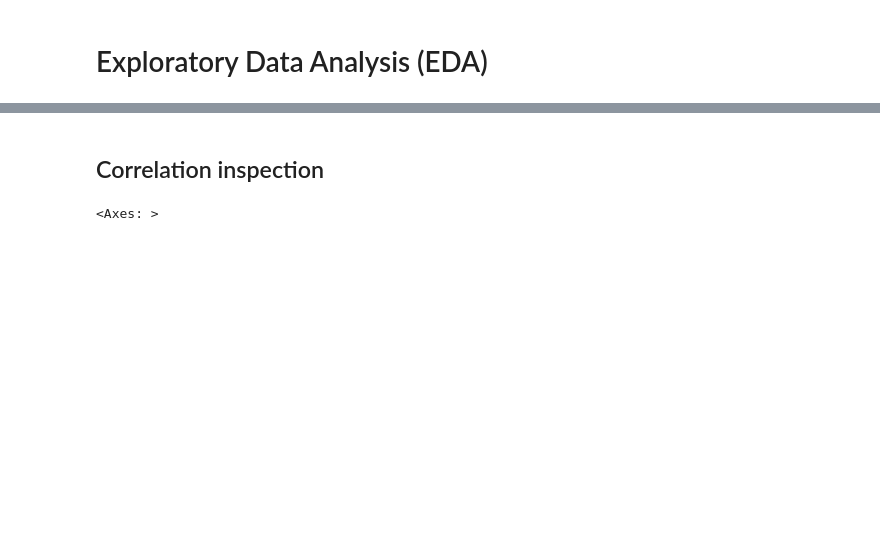
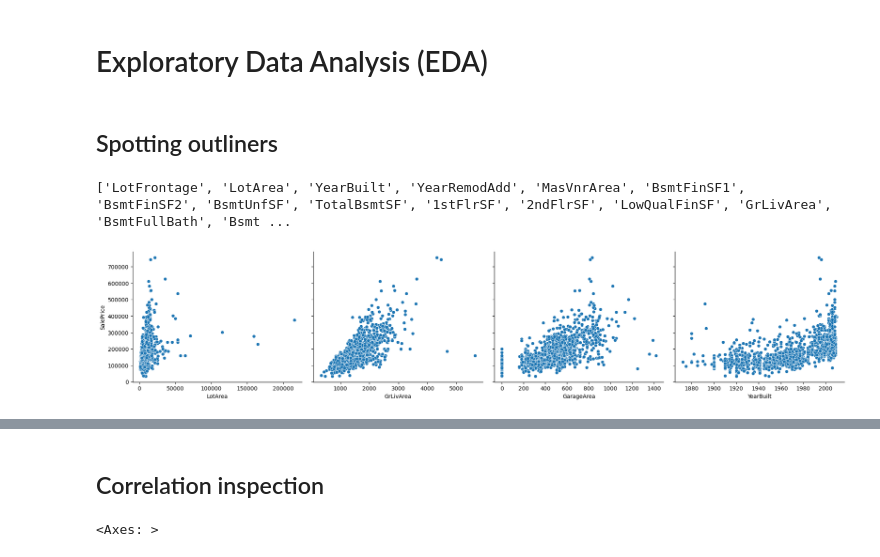
Before and after one commit to javrudsky/machine_learning, a Jupyter notebook: kaggle/housing/housing_v1.ipynb, the cells around one changed output, grey strips where cells are left out. Cells and saved outputs as stored; diff of their text form; code cells hidden in the pictures; blank space fills up the shorter version.

```diff
--- a/kaggle/housing/housing_v1.ipynb
+++ b/kaggle/housing/housing_v1.ipynb
@@ -640 +780,28 @@ Test dataset shape: (292, 195)
 # Exploratory Data Analysis (EDA)
+# %% [markdown]
+## Spotting outliners
+# %%
+# Trying to spot Outliners
+
+# Getting numeric cols
+num_cols, _, _ = extract_categorical_columns(df_data, k=g_max_ohe_cardinality)
+num_cols = [col for col in num_cols if col not in g_ord_cols]
+
+to_remove = ["Id", "SalePrice", "MSSubClass", "MoSold", "YrSold", "MiscVal"]
+for col in to_remove:
+    if col in num_cols:
+        num_cols.remove(col)
+
+print(num_cols)
+df_data[num_cols].describe()
+
+
+#sns.pairplot(df_data[key_num], diag_kind='kde')
+
+
+key_num = ["LotArea", "GrLivArea", "GarageArea", "YearBuilt"]
+
+show_pair_grid(df_ready, key_num)
+# %% [output]
+['LotFrontage', 'LotArea', 'YearBuilt', 'YearRemodAdd', 'MasVnrArea', 'BsmtFinSF1', 'BsmtFinSF2', 'BsmtUnfSF', 'TotalBsmtSF', '1stFlrSF', '2ndFlrSF', 'LowQualFinSF', 'GrLivArea', 'BsmtFullBath', 'Bsmt ...
+[figure, added]
```
Also changed, not shown: parts of 33 cells of this notebook.
